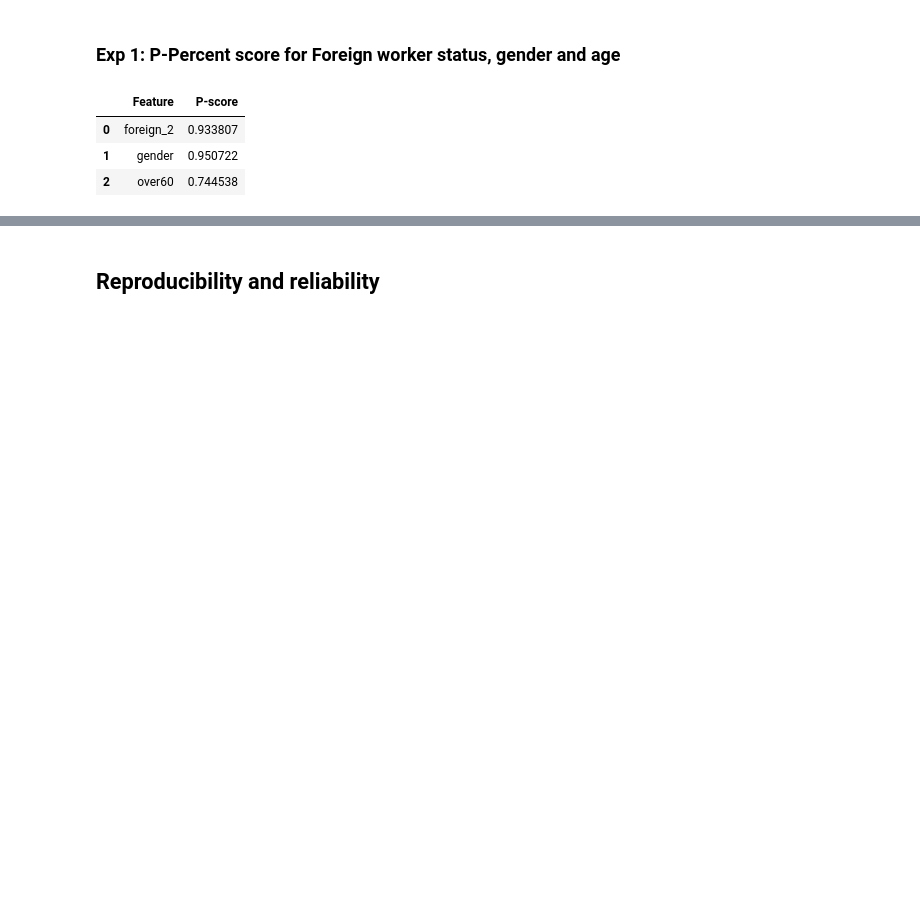
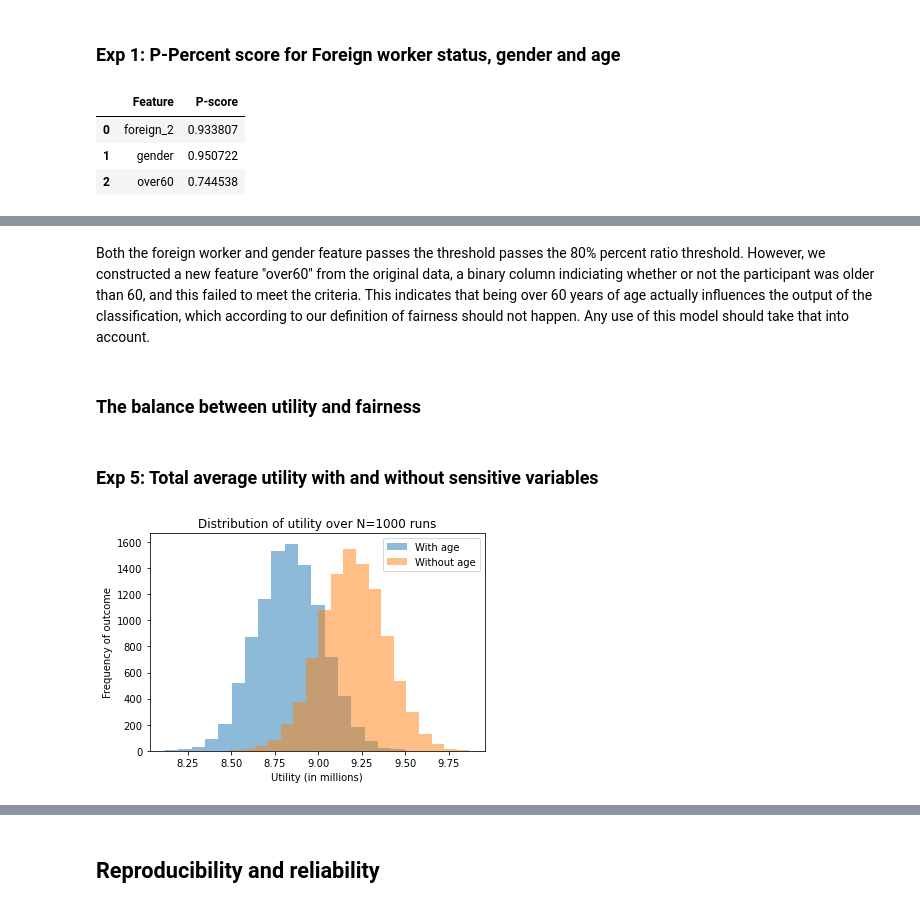
Before and after one commit to Adriyst/ml-society-science, a Jupyter notebook: report.ipynb, the cells around one changed output, grey strips where cells are left out. Drawn from its saved outputs; the diff is of its cells as text; code cells hidden in the pictures; blank space fills up the shorter version.

```diff
--- a/report.ipynb
+++ b/report.ipynb
@@ -557,0 +591,35 @@ AGE DISCRIMINATION!!! :(((
+# %% [markdown]
+Both the foreign worker and gender feature passes the threshold passes the 80% percent ratio threshold. However, we constructed a new feature "over60" from the original data, a binary column indiciating whether or not the participant was older than 60, and this failed to meet the criteria. This indicates that being over 60 years of age actually influences the output of the classification, which according to our definition of fairness should not happen. Any use of this model should take that into account.
+# %% [markdown]
+### The balance between utility and fairness
+# %%
+def sample_run(X, encoded_f, tar, model, n=1000):
+    m_uti, m_avg = avg_for_n_runs(X, n, encoded_f, tar, model)
+    m_uti = np.array(m_uti)
+    return [resample(m_uti).sum()/n for _ in range(10000)]
+# %%
+def compare_fairness(column_to_drop, gender=False):
+    X, encoded_features, target = get_data(TRAIN_PATH)
+    if gender:
+        X = get_df_with_gender(X) #need to actually create this column out of other features (marital status)
+        X_no_variable = X.copy()
+        X_no_variable.drop([column_to_drop], axis=1)
+    else:
+        X_no_variable,_,_ = get_data(TRAIN_PATH)
+        X_no_variable.drop([column_to_drop], axis=1)
+    data = [round(x/1000000, 3) for x in sample_run(X, encoded_features, target, AdrianSondreBanker(MultinomialNB()))]
+    data_no_var = [round(x/1000000, 3) for x in sample_run(X_no_variable, encoded_features, target, AdrianSondreBanker(MultinomialNB()))]
+
+    plt.hist(data, bins=20, alpha=0.5, label='With ' + column_to_drop)
+    plt.hist(data_no_var, bins=20, alpha=0.5, label='Without ' + column_to_drop)
+    plt.legend(loc='upper right')
+    plt.title("Distribution of utility over N=1000 runs")
+    plt.xlabel("Utility (in millions)")
+    plt.ylabel("Frequency of outcome")
+    plt.show()
+# %% [markdown]
+### Exp 5: Total average utility with and without sensitive variables
+# %%
+compare_fairness("age")
+# %% [output]
+[figure, added]
```
Also changed, not shown: parts of 39 cells of this notebook.
